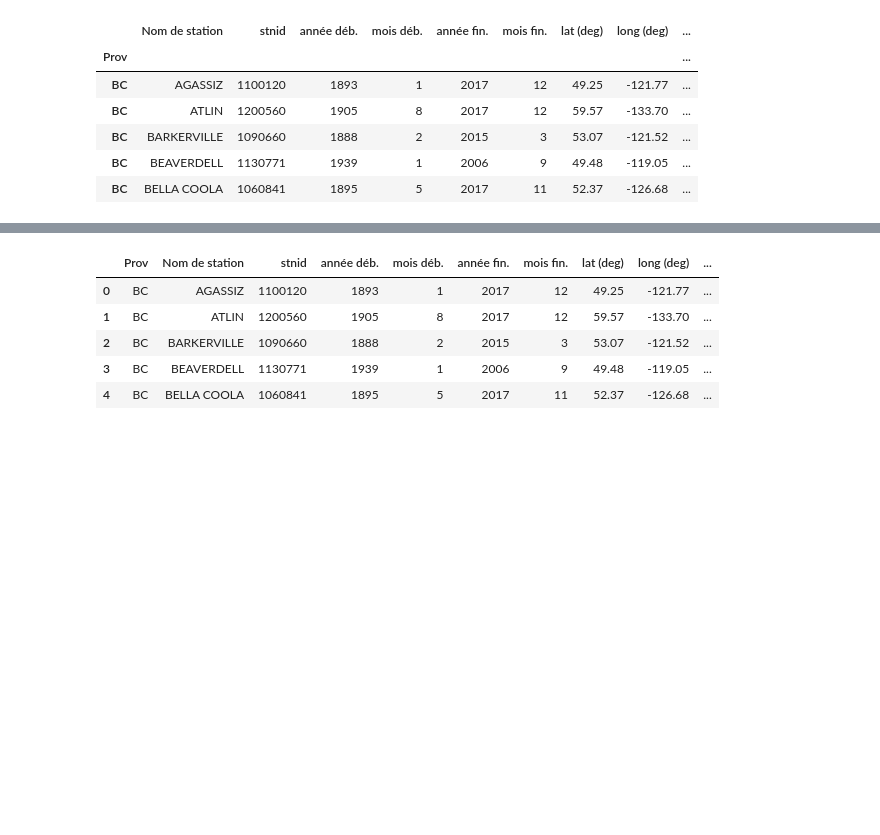
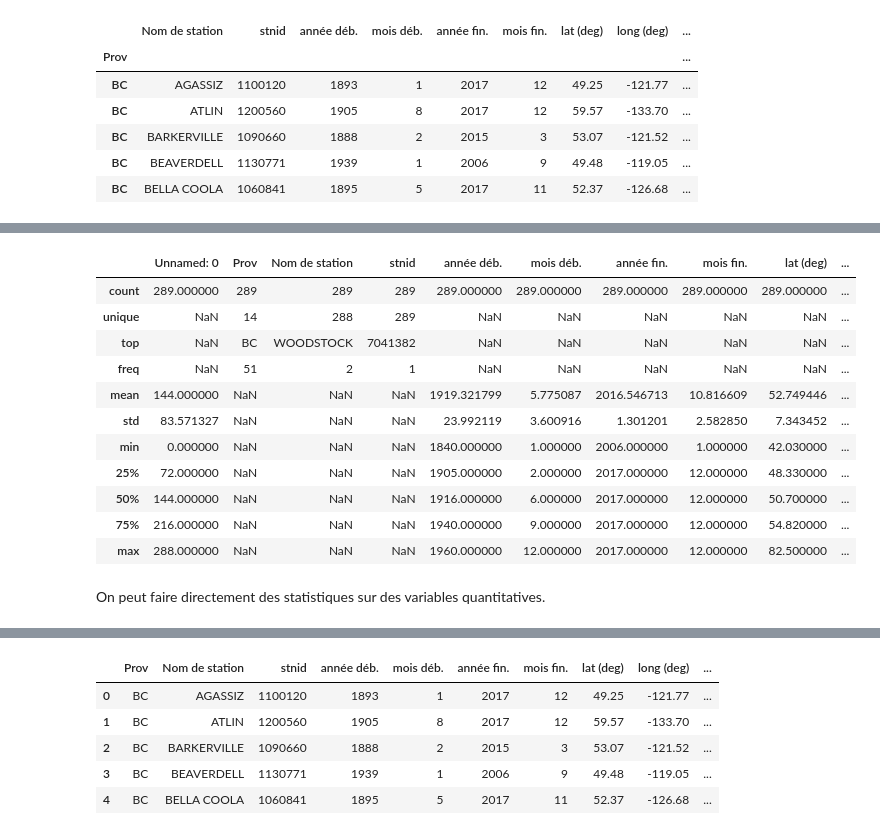
Before and after one commit to guimeto/Formation-Python-VF, a Jupyter notebook: 8_pandas/8- Pandas - cours.ipynb, the cells around one changed output, grey strips where cells are left out. Cells and saved outputs as stored; diff of their text form; code cells hidden in the pictures; blank space fills up the shorter version.

```diff
--- a/8_pandas/8- Pandas - cours.ipynb
+++ b/8_pandas/8- Pandas - cours.ipynb
@@ -336,0 +525,17 @@ df4.head()
+# %%
+dataframe.describe(include="all")
+# %% [output]
+|  | Unnamed: 0 | Prov | Nom de station | stnid | année déb. | mois déb. | année fin. | mois fin. | lat (deg) | ... |
+| count | 289.000000 | 289 | 289 | 289 | 289.000000 | 289.000000 | 289.000000 | 289.000000 | 289.000000 | ... |
+| unique | NaN | 14 | 288 | 289 | NaN | NaN | NaN | NaN | NaN | ... |
+| top | NaN | BC | WOODSTOCK | 7041382 | NaN | NaN | NaN | NaN | NaN | ... |
+| freq | NaN | 51 | 2 | 1 | NaN | NaN | NaN | NaN | NaN | ... |
+| mean | 144.000000 | NaN | NaN | NaN | 1919.321799 | 5.775087 | 2016.546713 | 10.816609 | 52.749446 | ... |
+| std | 83.571327 | NaN | NaN | NaN | 23.992119 | 3.600916 | 1.301201 | 2.582850 | 7.343452 | ... |
+| min | 0.000000 | NaN | NaN | NaN | 1840.000000 | 1.000000 | 2006.000000 | 1.000000 | 42.030000 | ... |
+| 25% | 72.000000 | NaN | NaN | NaN | 1905.000000 | 2.000000 | 2017.000000 | 12.000000 | 48.330000 | ... |
+| 50% | 144.000000 | NaN | NaN | NaN | 1916.000000 | 6.000000 | 2017.000000 | 12.000000 | 50.700000 | ... |
+| 75% | 216.000000 | NaN | NaN | NaN | 1940.000000 | 9.000000 | 2017.000000 | 12.000000 | 54.820000 | ... |
+| max | 288.000000 | NaN | NaN | NaN | 1960.000000 | 12.000000 | 2017.000000 | 12.000000 | 82.500000 | ... |
+# %% [markdown]
+On peut faire directement des statistiques sur des variables quantitatives.
```
Also changed, not shown: parts of 203 cells of this notebook, 42 other files.
